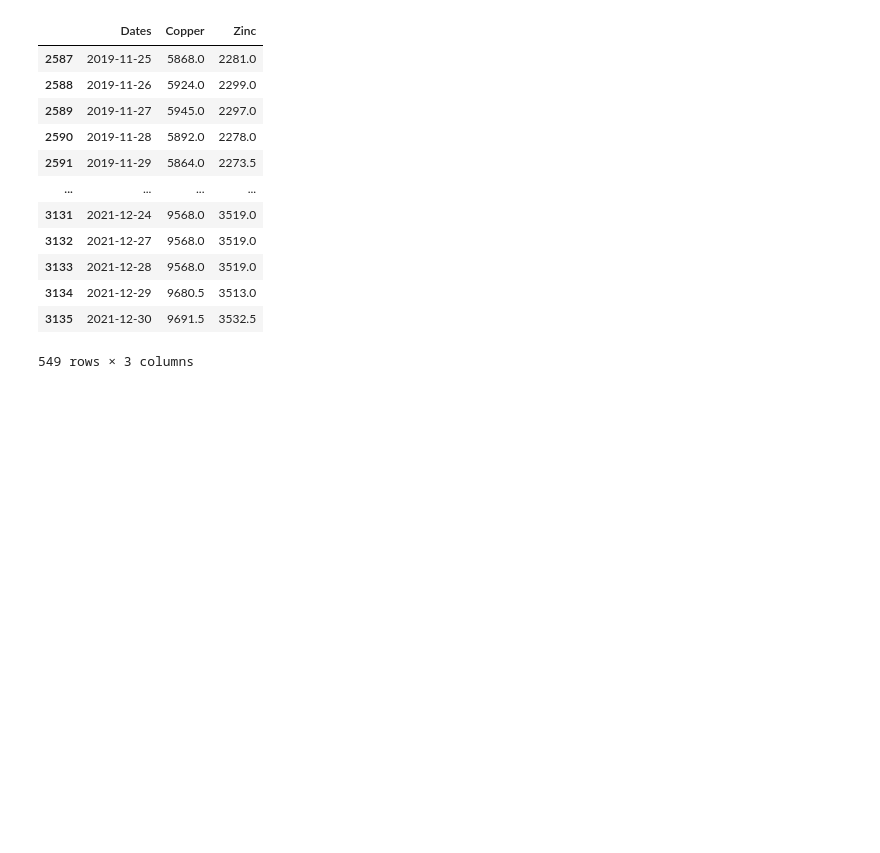
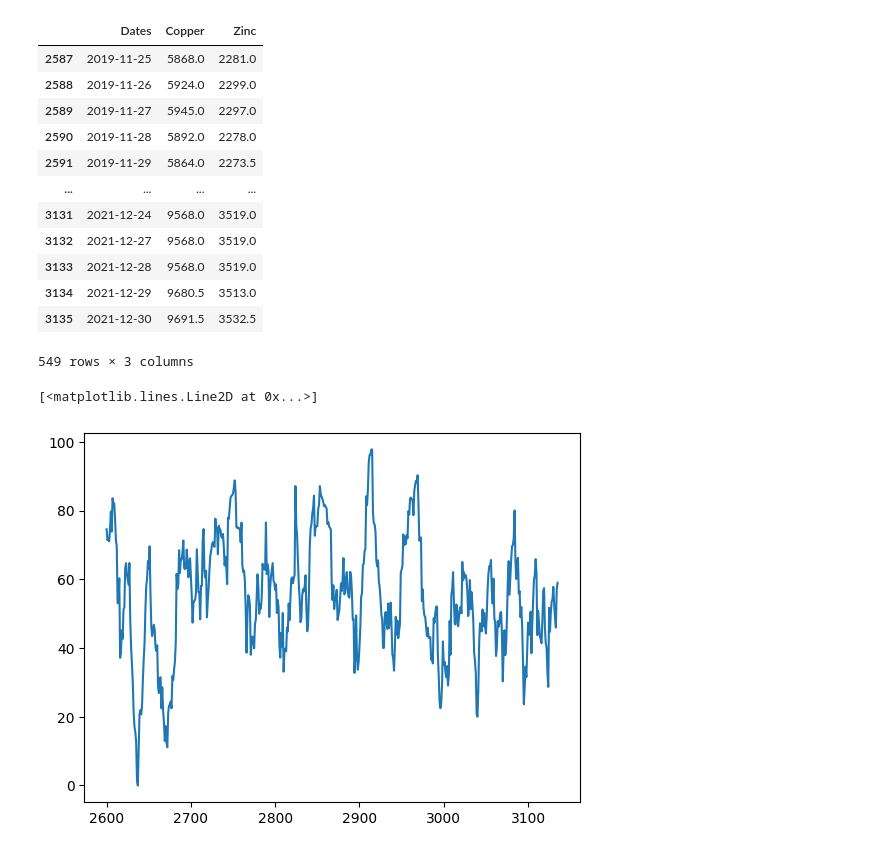
Before and after one commit to elena-faillace/OilDesk-Intern-Assessment, a Jupyter notebook: solutions/question3.ipynb, the cells around one changed output. Drawn from its saved outputs; the diff is of its cells as text; code cells hidden in the pictures; blank space fills up the shorter version.

```diff
--- a/solutions/question3.ipynb
+++ b/solutions/question3.ipynb
@@ -119,6 +151,7 @@ def calculate_MACD(time_data, short_window=12, long_window=26):
 
 def calculate_RSI(time_data, window=14):
     """Calculate the Relative Strength Index (RSI) for a given time series.
+    The Relative Strenght (RS) is a simple moving average of the gains and losses over the specified window.
     INPUTS:
     - data: pd.Series, the time series data
     - window: int, the window period for RSI
@@ -137,3 +170,8 @@ def calculate_RSI(time_data, window=14):
 
 macd_copper = calculate_MACD(df['Copper'])
 rsi_copper = calculate_RSI(df['Copper'])
+# %%
+plt.plot(rsi_copper)
+# %% [output]
+[<matplotlib.lines.Line2D at 0x...>]
+[figure, added]
```
Also changed, not shown: parts of 8 cells of this notebook.
